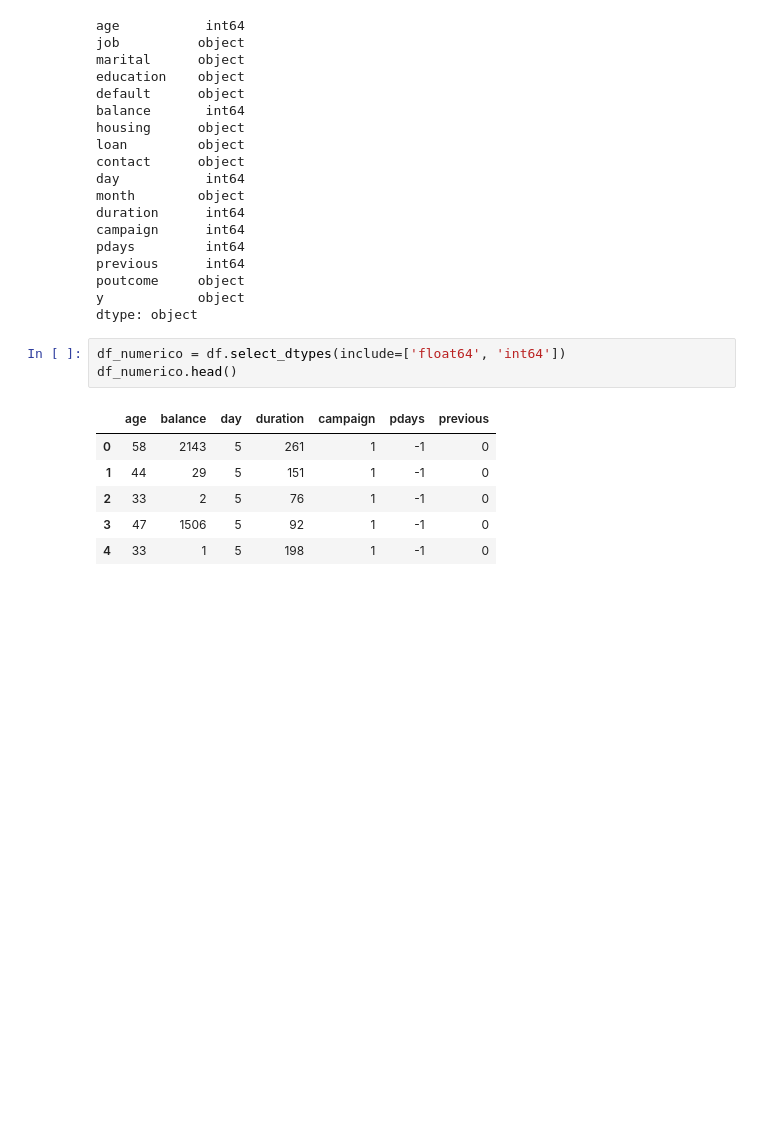
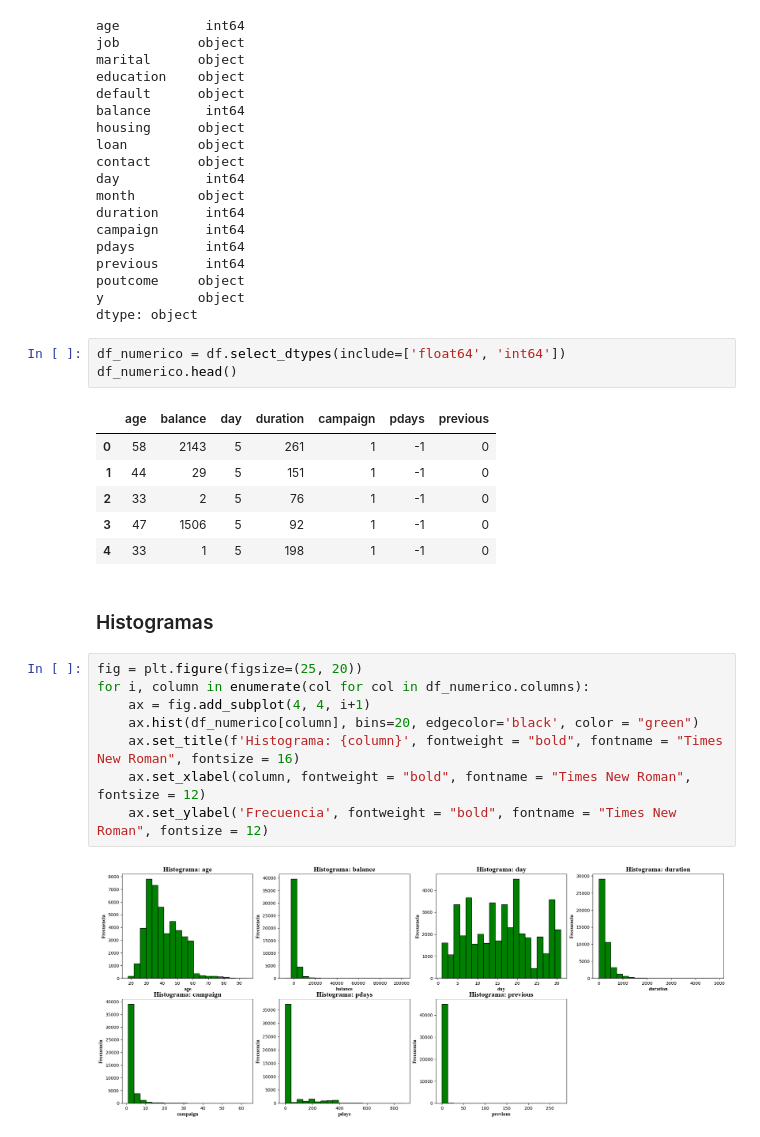
Before and after one commit to jerussi123/Proyectos, a Jupyter notebook: proyecto_2/Exploracion/Soporte_Exploracion.ipynb, the cells around one changed output. Cells and saved outputs as stored; diff of their text form; blank space fills up the shorter version.

```diff
--- a/proyecto_2/Exploracion/Soporte_Exploracion.ipynb
+++ b/proyecto_2/Exploracion/Soporte_Exploracion.ipynb
@@ -86,3 +86,15 @@ df_numerico.head()
 | 2 | 33 | 2 | 5 | 76 | 1 | -1 | 0 |
 | 3 | 47 | 1506 | 5 | 92 | 1 | -1 | 0 |
 | 4 | 33 | 1 | 5 | 198 | 1 | -1 | 0 |
+# %% [markdown]
+### Histogramas
+# %%
+fig = plt.figure(figsize=(25, 20))
+for i, column in enumerate(col for col in df_numerico.columns):
+    ax = fig.add_subplot(4, 4, i+1)
+    ax.hist(df_numerico[column], bins=20, edgecolor='black', color = "green")
+    ax.set_title(f'Histograma: {column}', fontweight = "bold", fontname = "Times New Roman", fontsize = 16)
+    ax.set_xlabel(column, fontweight = "bold", fontname = "Times New Roman", fontsize = 12)
+    ax.set_ylabel('Frecuencia', fontweight = "bold", fontname = "Times New Roman", fontsize = 12)
+# %% [output]
+[figure, added]
```
Also changed, not shown: parts of 9 cells of this notebook.
